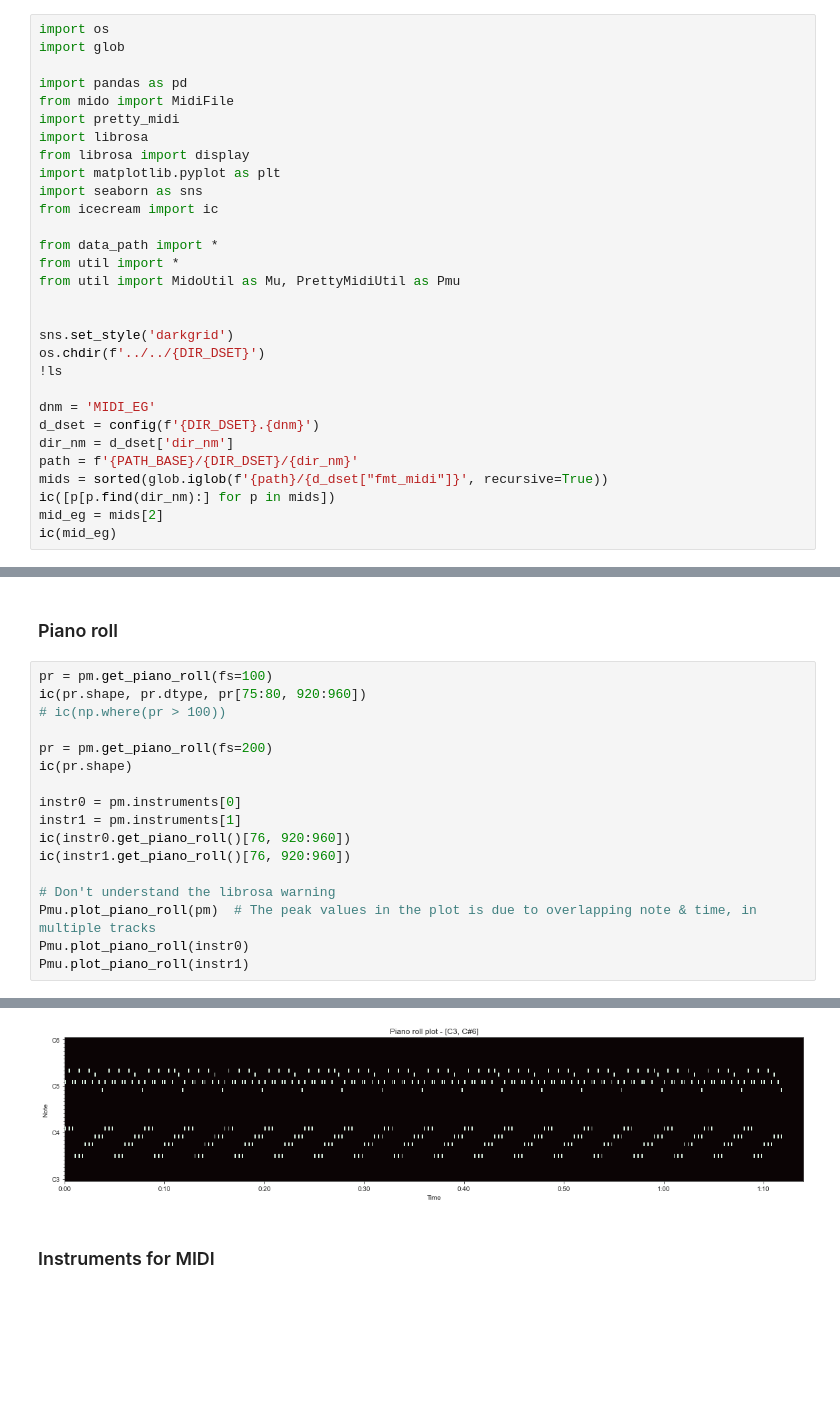
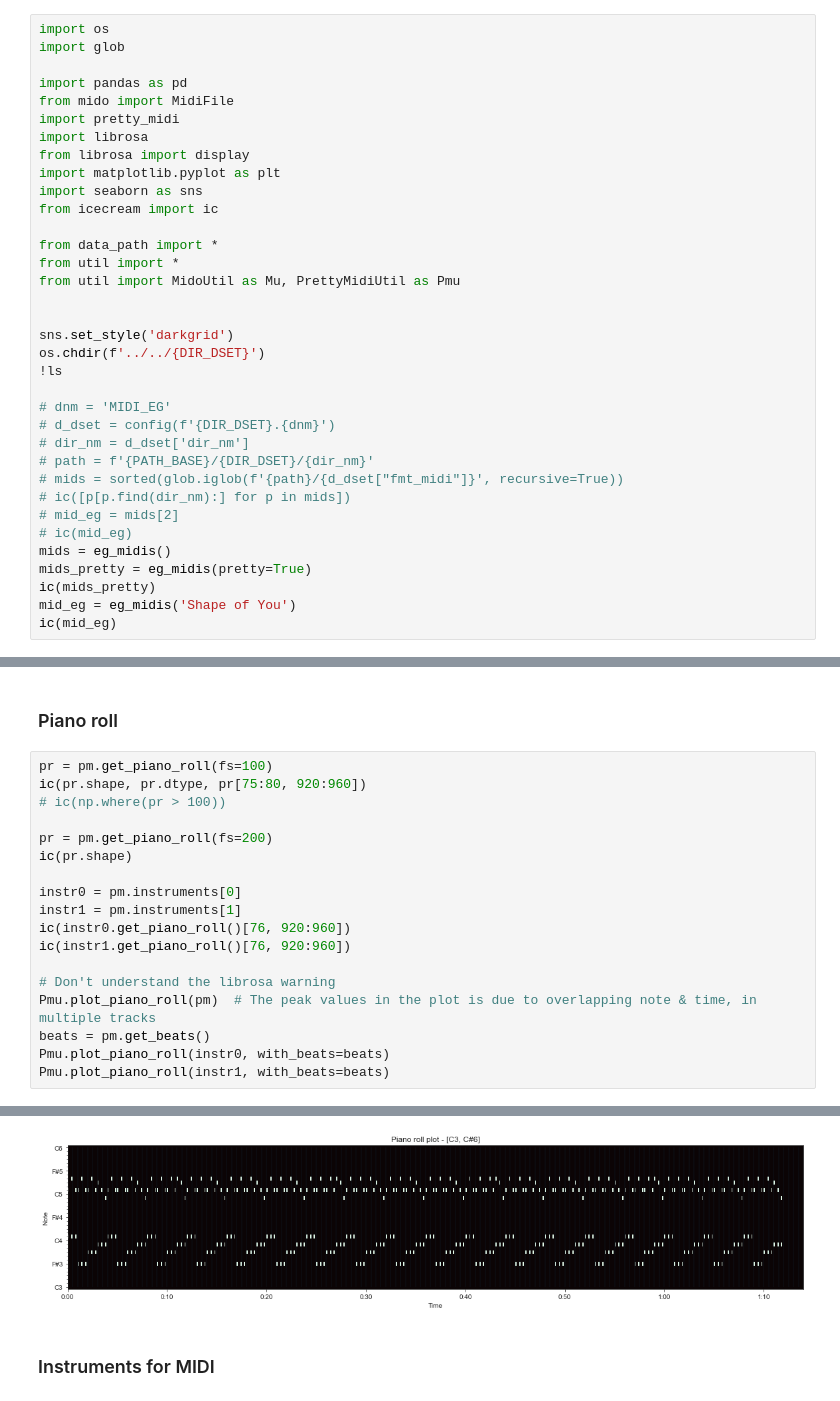
Before and after one commit to StefanHeng/Symbolic-Music-Generation, a Jupyter notebook: explore_package/explore_midi_processing.ipynb, the cells around one changed output, grey strips where cells are left out. Saved outputs shown, nothing was run; the diff lists cells and outputs as text; blank space fills up the shorter version.

Commit message:
Update: midi melody extraction - challenging low-level processing; piano roll plot with beats

```diff
--- a/explore_package/explore_midi_processing.ipynb
+++ b/explore_package/explore_midi_processing.ipynb
@@ -28,13 +28,18 @@ sns.set_style('darkgrid')
 os.chdir(f'../../{DIR_DSET}')
 !ls
 
-dnm = 'MIDI_EG'
-d_dset = config(f'{DIR_DSET}.{dnm}')
-dir_nm = d_dset['dir_nm']
-path = f'{PATH_BASE}/{DIR_DSET}/{dir_nm}'
-mids = sorted(glob.iglob(f'{path}/{d_dset["fmt_midi"]}', recursive=True))
-ic([p[p.find(dir_nm):] for p in mids])
-mid_eg = mids[2]
+# dnm = 'MIDI_EG'
+# d_dset = config(f'{DIR_DSET}.{dnm}')
+# dir_nm = d_dset['dir_nm']
+# path = f'{PATH_BASE}/{DIR_DSET}/{dir_nm}'
+# mids = sorted(glob.iglob(f'{path}/{d_dset["fmt_midi"]}', recursive=True))
+# ic([p[p.find(dir_nm):] for p in mids])
+# mid_eg = mids[2]
+# ic(mid_eg)
+mids = eg_midis()
+mids_pretty = eg_midis(pretty=True)
+ic(mids_pretty)
+mid_eg = eg_midis('Shape of You')
 ic(mid_eg)
 # %% [output]
 Allie-Chord-Embedding Lakh-MIDI-Dataset     MIDI-eg
@@ -281,8 +303,9 @@ ic(instr1.get_piano_roll()[76, 920:960])
 
 # Don't understand the librosa warning
 Pmu.plot_piano_roll(pm)  # The peak values in the plot is due to overlapping note & time, in multiple tracks
-Pmu.plot_piano_roll(instr0)
-Pmu.plot_piano_roll(instr1)
+beats = pm.get_beats()
+Pmu.plot_piano_roll(instr0, with_beats=beats)
+Pmu.plot_piano_roll(instr1, with_beats=beats)
 # %% [output]
 ic| pr.shape: (128, 7400)
     pr.dtype: dtype('float64')
@@ -306,4 +329,4 @@ ic| instr1.get_piano_roll()[76, 920:960]: array([  0.,   0.,   0.,   0.,   0.,
-[figure, old version]
+[figure, new version]
 # %% [markdown]
 ### Instruments for MIDI
 # %%
```
Also changed, not shown: parts of 10 cells of this notebook, 4 other files.
